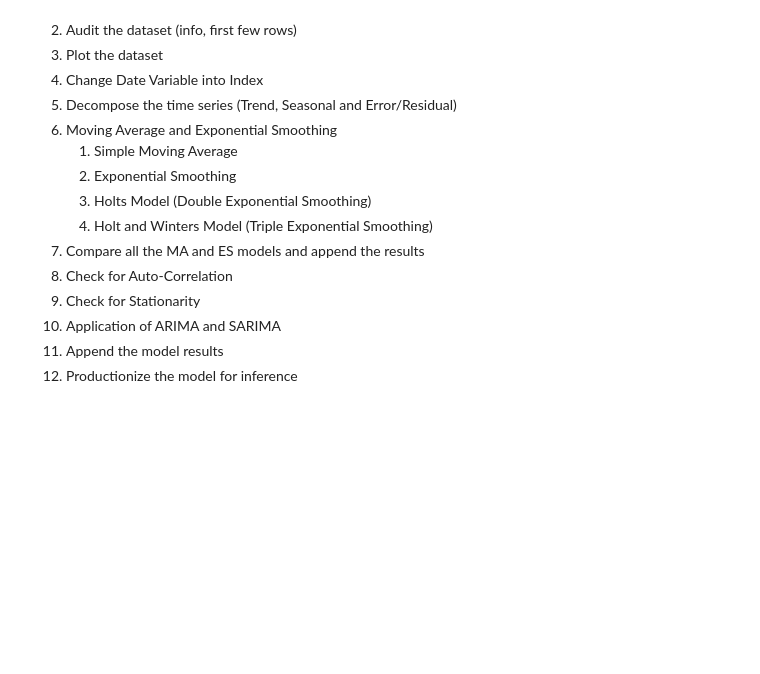
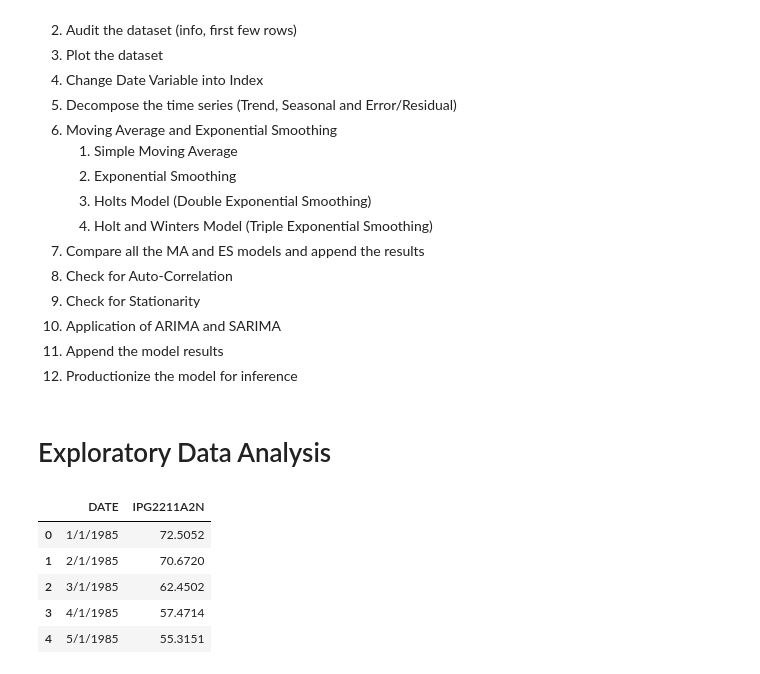
Before and after one commit to muniappabalaji/TimeSeries, a Jupyter notebook: Electric_Production_TimeSeries_October2025_GL.ipynb, the cells around one changed output. Drawn from its saved outputs; the diff is of its cells as text; code cells hidden in the pictures; blank space fills up the shorter version.

```diff
--- a/Electric_Production_TimeSeries_October2025_GL.ipynb
+++ b/Electric_Production_TimeSeries_October2025_GL.ipynb
@@ -18,6 +18,8 @@
 10. Application of ARIMA and SARIMA
 11. Append the model results
 12. Productionize the model for inference
+# %% [markdown]
+# Exploratory Data Analysis
 # %%
 import pandas as pd
 import numpy as np
@@ -36,0 +41,9 @@ from statsmodels.tsa.holtwinters import ExponentialSmoothing, Holt
+# %%
+df.head()
+# %% [output]
+|  | DATE | IPG2211A2N |
+| 0 | 1/1/1985 | 72.5052 |
+| 1 | 2/1/1985 | 70.6720 |
+| 2 | 3/1/1985 | 62.4502 |
+| 3 | 4/1/1985 | 57.4714 |
+| 4 | 5/1/1985 | 55.3151 |
```
Also changed, not shown: parts of 16 cells of this notebook.
